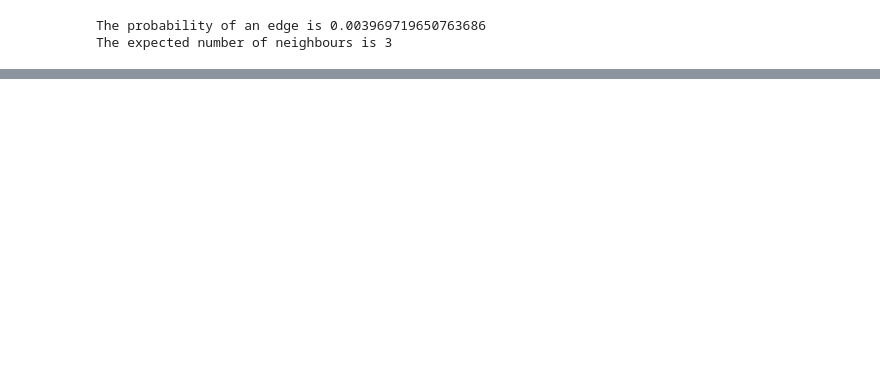
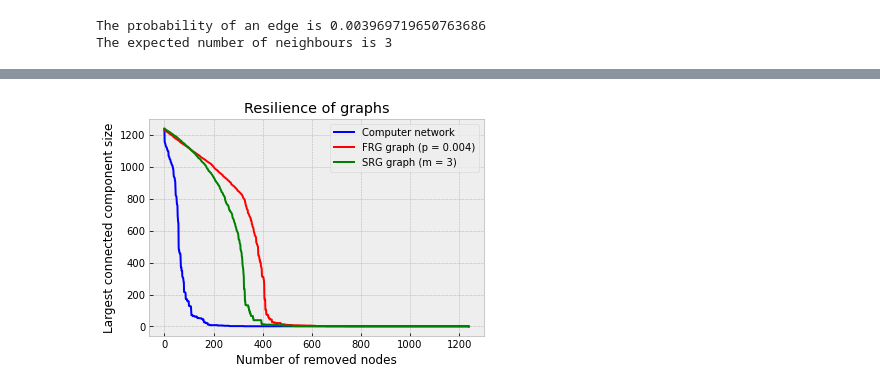
Before and after one commit to Asrorbek-Orzikulov/Data-Visualization, a Jupyter notebook: graph_resilience.ipynb, the cells around one changed output, grey strips where cells are left out. Cells and saved outputs as stored; diff of their text form; code cells hidden in the pictures; blank space fills up the shorter version.

```diff
--- a/graph_resilience.ipynb
+++ b/graph_resilience.ipynb
@@ -305,0 +316,25 @@ plot_resilience(COMPUTER_NETWORK, random_order,
+# %%
+def targeted_order(ugraph):
+    """
+    Computes a targeted attack order consisting
+    of nodes of maximal degree.
+
+    Returns a list of nodes.
+    """
+    ugraph_copy = deepcopy(ugraph)
+    order = []
+    while len(ugraph_copy) > 0:
+        max_degree = -1
+        for node in ugraph_copy:
+            if len(ugraph_copy[node]) > max_degree:
+                max_degree = len(ugraph_copy[node])
+                max_degree_node = node
+
+        delete_node(ugraph_copy, max_degree_node)
+        order.append(max_degree_node)
+    return order
+
+plot_resilience(COMPUTER_NETWORK, targeted_order,
+                compute_resilience_bfs, fraction=1)
+# %% [output]
+[figure, added]
```
Also changed, not shown: parts of 21 cells of this notebook.
